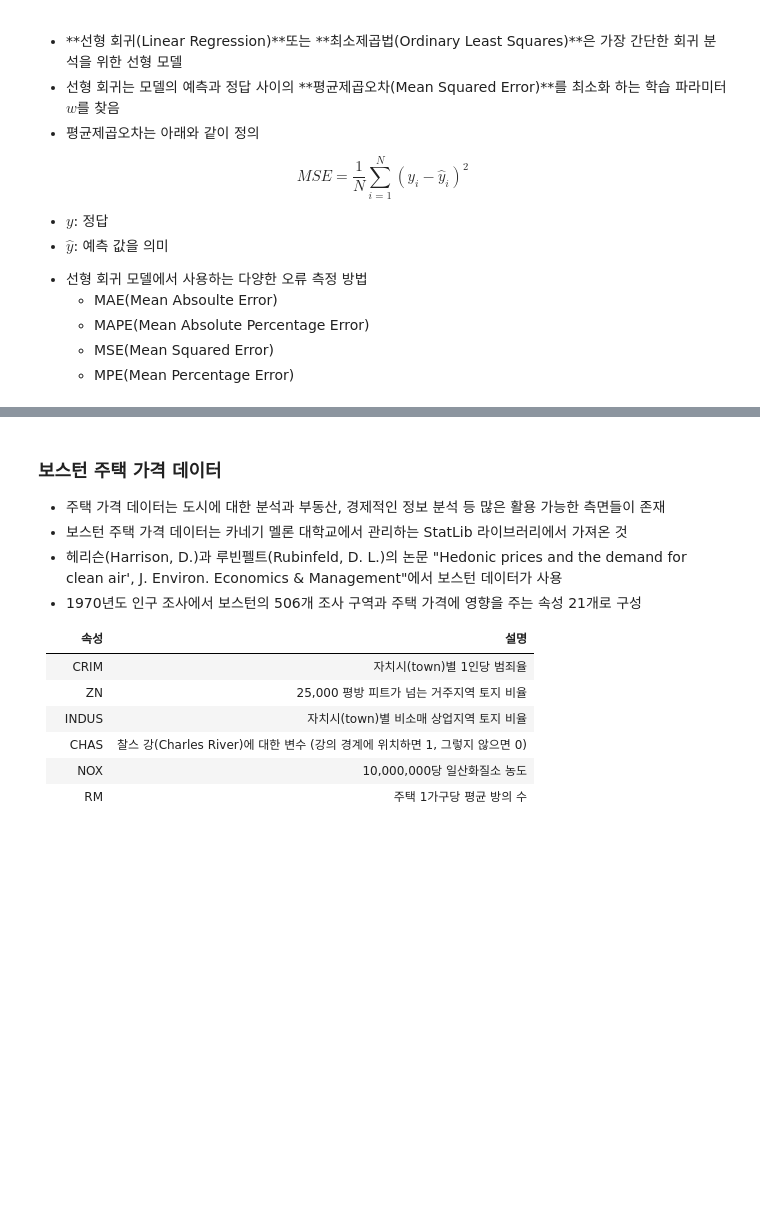
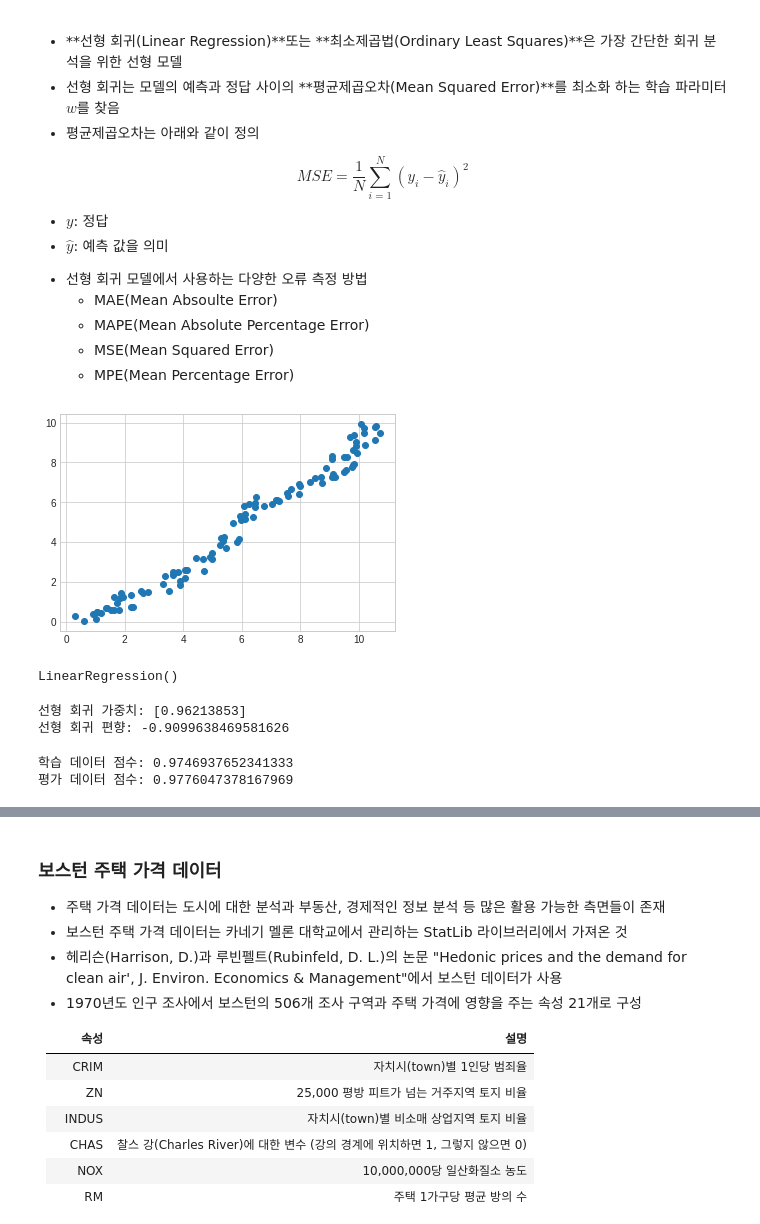
Before and after one commit to suumino/DataAlanysis, a Jupyter notebook: 03_선형_모델(Linear_Models).ipynb, the cells around one changed output, grey strips where cells are left out. Drawn from its saved outputs; the diff is of its cells as text; code cells hidden in the pictures; blank space fills up the shorter version.

```diff
--- a/03_선형_모델(Linear_Models).ipynb
+++ b/03_선형_모델(Linear_Models).ipynb
@@ -35,3 +35,8 @@ MSE = \frac{1}{N} \sum_{i=1}^{N}(y_i - \hat{y}_i)^2
   + MAPE(Mean Absolute Percentage Error)
   + MSE(Mean Squared Error)
   + MPE(Mean Percentage Error)
+# %%
+import numpy as np
+import matplotlib.pyplot as plt
+
+plt.style.use(['seaborn-whitegrid'])
@@ -37,0 +46,26 @@ MSE = \frac{1}{N} \sum_{i=1}^{N}(y_i - \hat{y}_i)^2
+# %%
+noise = np.random.rand(100, 1)
+X = sorted(10 * np.random.rand(100, 1)) + noise
+y = sorted(10 * np.random.rand(100))
+
+plt.scatter(X, y);
+# %% [output]
+[figure, added]
+# %%
+X_train, X_test, y_train, y_test = train_test_split(X, y, test_size=0.1)
+model = LinearRegression()
+model.fit(X_train, y_train)
+# %% [output]
+LinearRegression()
+# %%
+print('선형 회귀 가중치: {}'.format(model.coef_))
+print('선형 회귀 편향: {}'.format(model.intercept_))
+# %% [output]
+선형 회귀 가중치: [0.96213853]
+선형 회귀 편향: -0.9099638469581626
+# %%
+print('학습 데이터 점수: {}'.format(model.score(X_train, y_train)))
+print('평가 데이터 점수: {}'.format(model.score(X_test, y_test)))
+# %% [output]
+학습 데이터 점수: 0.9746937652341333
+평가 데이터 점수: 0.9776047378167969
```
Also changed, not shown: parts of 2 cells of this notebook.
